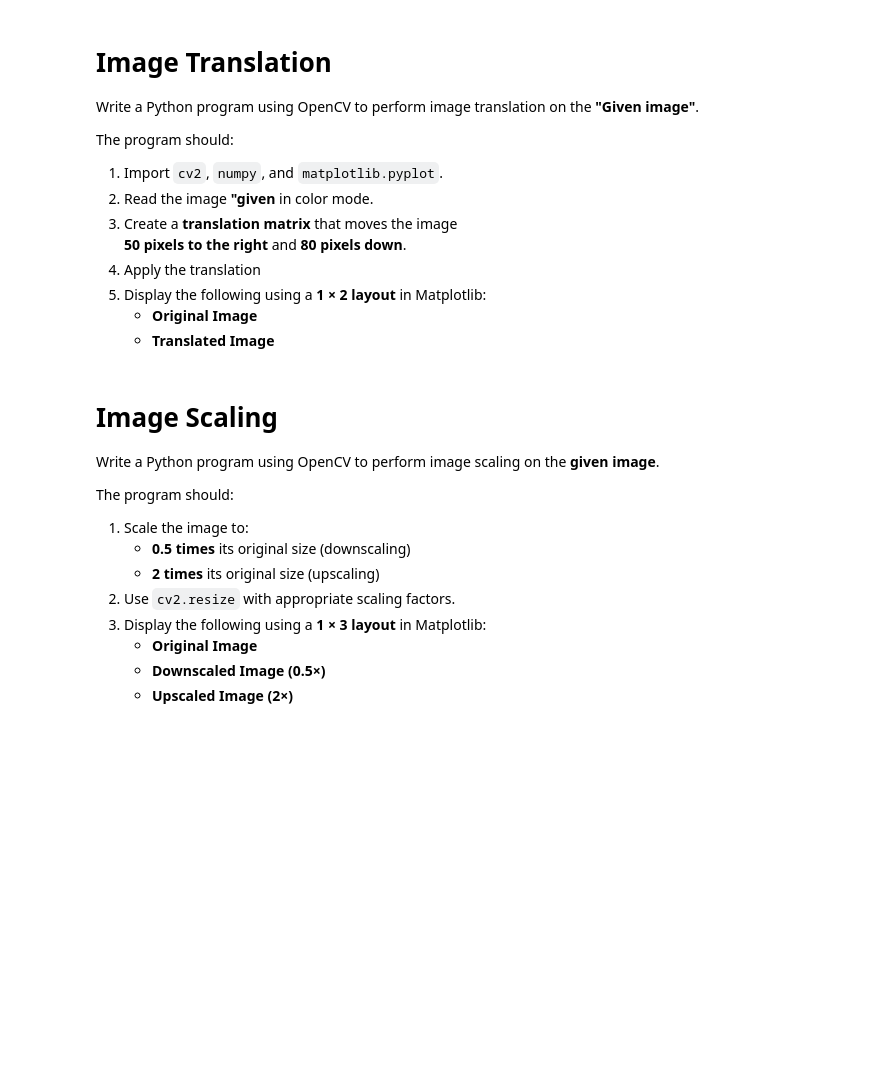
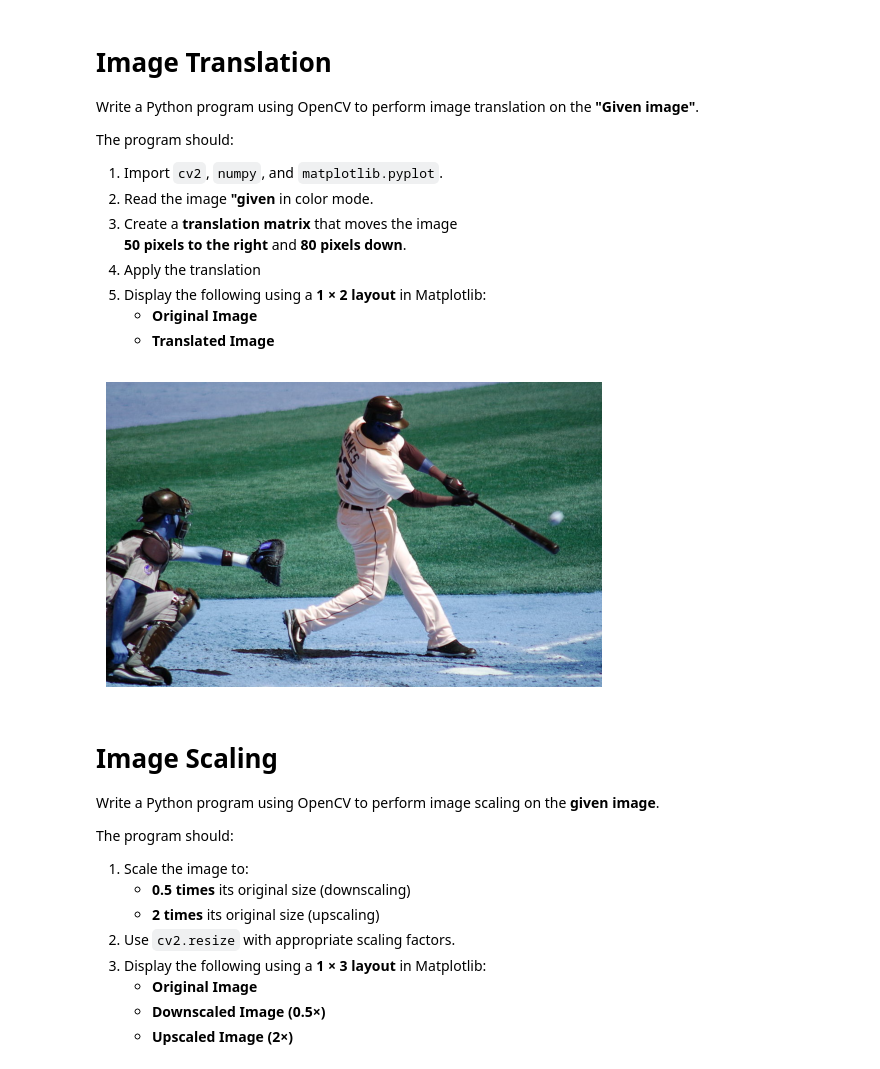
Before and after one commit to rajamanikandanravikumar/Geometric-Transformation-Using-OpenCv, a Jupyter notebook: Image Translation.ipynb, the cells around one changed output. Cells and saved outputs as stored; diff of their text form; code cells hidden in the pictures; blank space fills up the shorter version.

```diff
--- a/Image Translation.ipynb
+++ b/Image Translation.ipynb
@@ -23,7 +26,14 @@ The program should:
 # %%
 # Read the image using OpenCV
+image = cv2.imread("baseball.jpg")
 # %%
 # Display the image using Matplotlib
+
+plt.imshow(image)
+plt.axis('off')
+plt.show()
+# %% [output]
+[figure, added]
 # %% [markdown]
 # **Image Scaling**
 
```
Also changed, not shown: parts of 18 cells of this notebook.
